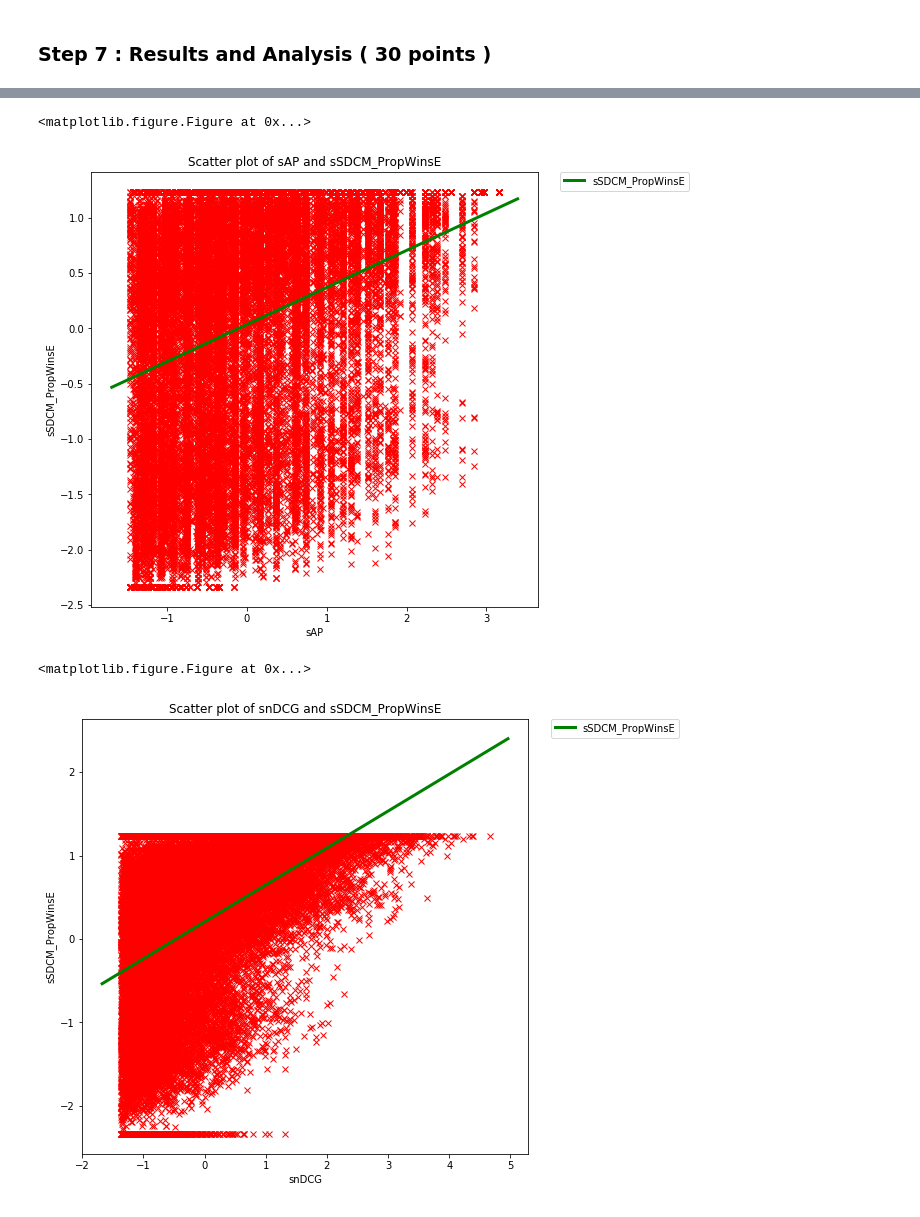
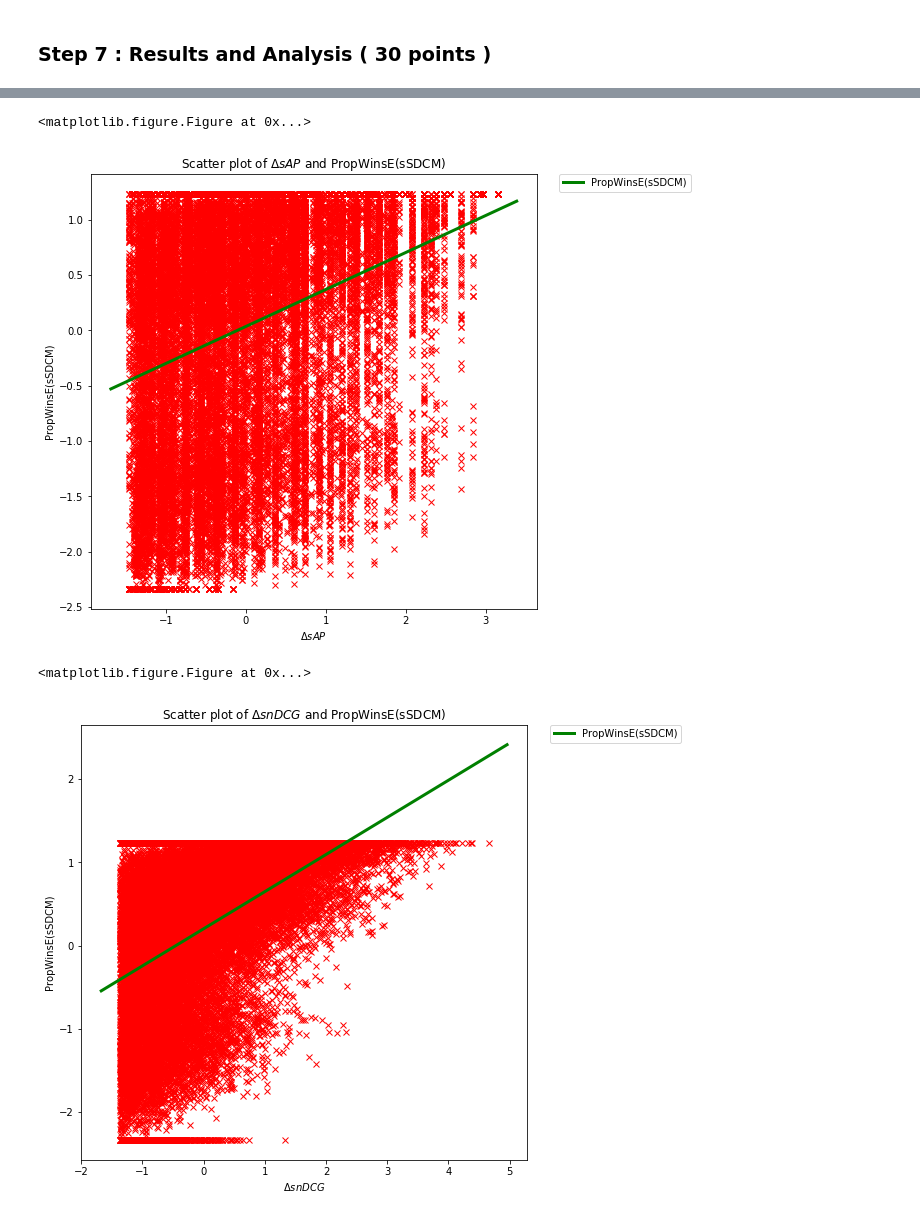
Before and after one commit to AndreiMariusSili/InformationRetrieval, a Jupyter notebook: homework-1/main-all-code.ipynb, the cells around one changed output, grey strips where cells are left out. Cells and saved outputs as stored; diff of their text form; code cells hidden in the pictures.

```diff
--- a/homework-1/main-all-code.ipynb
+++ b/homework-1/main-all-code.ipynb
@@ -760,19 +779,19 @@ analysis.sign_binomial_test('SDCM')
 # %%
 sAP = analysis.results['sAP'][analysis.results['sAP'].notnull()].values
 sSDCM_PE = analysis.results['sSDCM_PE'][analysis.results['sAP'].notnull()].values
 
-analysis.correlation_analysis(sAP, 'sAP', sSDCM_PE, 'sSDCM_PropWinsE')
+analysis.correlation_analysis(sAP, r'$\Delta sAP$', sSDCM_PE, 'PropWinsE(sSDCM)')
 # %% [output]
 <matplotlib.figure.Figure at 0x...>
-[figure, old version]
+[figure, new version]
 # %%
 snDCG = analysis.results['snDCG'][analysis.results['snDCG'].notnull()].values
 sSDCM_PE = analysis.results['sSDCM_PE'][analysis.results['snDCG'].notnull()].values
 
-analysis.correlation_analysis(snDCG, 'snDCG', sSDCM_PE, 'sSDCM_PropWinsE')
+analysis.correlation_analysis(snDCG, r'$\Delta snDCG$', sSDCM_PE, 'PropWinsE(sSDCM)')
 # %% [output]
 <matplotlib.figure.Figure at 0x...>
-[figure, old version]
+[figure, new version]
 # %%
 sERR = analysis.results['sERR'][analysis.results['sERR'].notnull()].values
 sSDCM_PE = analysis.results['sSDCM_PE'][analysis.results['sERR'].notnull()].values
```
Also changed, not shown: parts of 10 cells of this notebook, 2 other files.
